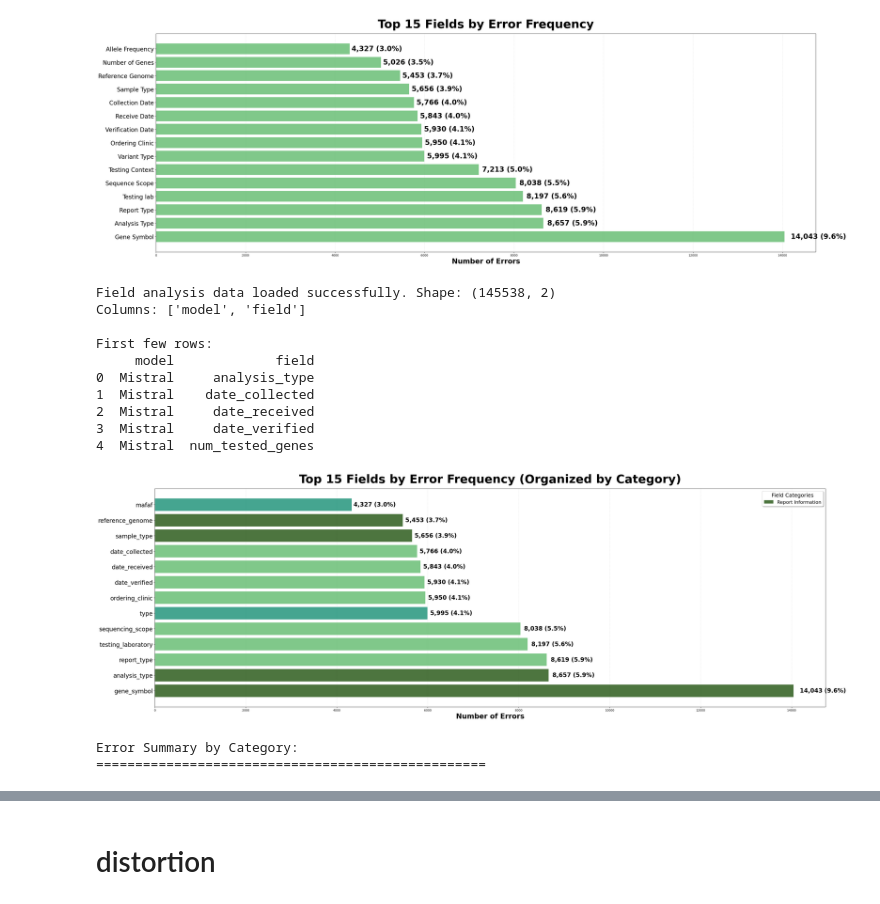
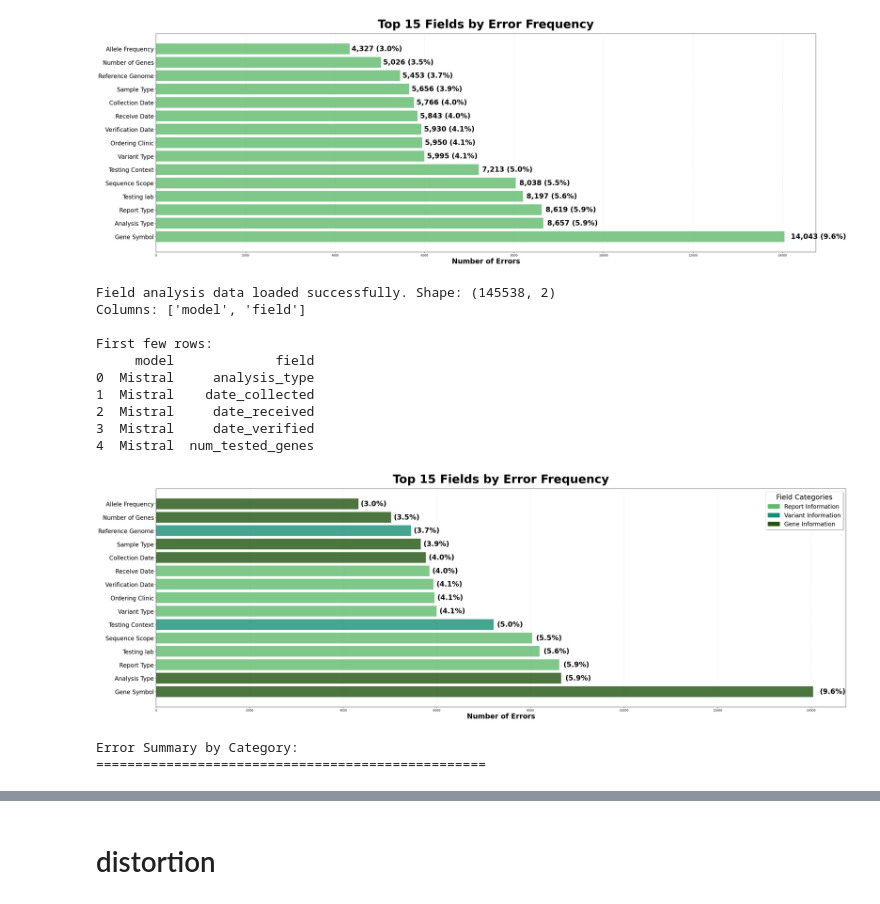
Before and after one commit to AaronYuuu/PDF_benchmarking, a Jupyter notebook: graphs/vis.ipynb, the cells around one changed output, grey strips where cells are left out. Saved outputs shown, nothing was run; the diff lists cells and outputs as text; code cells hidden in the pictures.

```diff
--- a/graphs/vis.ipynb
+++ b/graphs/vis.ipynb
@@ -263,10 +263,7 @@ from itertools import combinations
 
 
 # Load the data
-data = pd.read_csv('Hospital3.csv')
-
-# Clean and combine data
-data.drop(columns=[col for col in data.columns if 'unnamed' in col.lower()], inplace=True)
+data = pd.read_csv('Hospital2.csv')
 
 # Set up colors (two shades of green)
 colors = ['#64bb46', "#DDF1D6", "#21520F"]
@@ -308,7 +305,7 @@ def get_significance_symbol(p_value):
 df_box = data.copy()
 df_box = df_box[df_box['Parsed'] == True]  # Only successfully parsed data
 df_box['F1score'] = pd.to_numeric(df_box['F1score'], errors='coerce')
-df_box = df_box.dropna(subset=['F1score'])
+#df_box = df_box.dropna(subset=['F1score'])
 
 # Clean up model names and create proper groupings
 df_box['Model_Base'] = df_box['LLM'].str.replace('*ImageInput*', '').str.replace(' (One-shot)', '').str.replace(' (Zero-shot)', '')
@@ -354,7 +351,8 @@ box_plot = sns.boxplot(data=df_filtered_box,
             hue='Prompt_Type',
             order=final_model_order,
             palette=prompt_colors,
-            ax=ax)
+            ax=ax,
+            showmeans=True)
 
 # Add strip plot for individual data points
 sns.stripplot(data=df_filtered_box[df_filtered_box["Distressed"] == False],
@@ -363,14 +361,14 @@ sns.stripplot(data=df_filtered_box[df_filtered_box["Distressed"] == False],
               hue='Prompt_Type',
               order=final_model_order,
               palette=["red", "red", 'red'],
-              size=3, alpha=0.4, dodge=True, ax=ax)
+              size=3, alpha=0.8, dodge=True, ax=ax)
 sns.stripplot(data=df_filtered_box[df_filtered_box["Distressed"] == True],
               x='Model_Input_Combo',
               y='F1score',
               hue='Prompt_Type',
               order=final_model_order,
               palette=["black", "black", "black"],
-              size=3, alpha=0.4, dodge=True, ax=ax)
+              size=3, alpha=0.2, dodge=True, ax=ax)
 
 mean_values = df_filtered_box.groupby(["Model_Input_Combo"])["F1score"].mean()
 # Calculate mean F1 scores by model and prompt type for annotation
@@ -681,7 +692,7 @@ try:
     # Filter to only include fields that are in our categories and get top 15
     categorized_fields = [field for field in total_errors_by_field.index
                          if field in field_to_category]
-    top_error_fields = total_errors_by_field[categorized_fields].head(15)
+    top_error_fields = total_errors_by_field[categorized_fields]
 
     # Create a dataframe for easier manipulation
     plot_data = pd.DataFrame({
@@ -704,58 +715,68 @@ try:
     # Set up the plotting parameters
     fig, ax = plt.subplots(figsize=(36, 12))
 
+    top_error_fields = total_errors_by_field.head(15)
+    error_percentages = (top_error_fields / len(field_data) * 100)
+
     # Create horizontal bar plot
-    bars = ax.barh(range(len(plot_data)), plot_data['count'], color=colors_list, alpha=0.8)
+    bars = ax.barh(range(len(top_error_fields)), top_error_fields.values, color=colors_list, alpha=0.8)
+    # Create colors list based on the top_error_fields order and their categories
+    colors_list = []
+    for field in top_error_fields.index:
+        category = field_to_category.get(field, 'Other')
+        colors_list.append(category_colors.get(category, '#cccccc'))  # Default gray for 'Other'
 
-    ax.set_yticks(range(len(plot_data)))
-    ax.set_yticklabels(plot_data['field'], fontsize=20)
+    ax.set_yticks(range(len(top_error_fields)))
     ax.set_xlabel('Number of Errors', fontsize=24, fontweight='bold')
-    ax.set_title('Top 15 Fields by Error Frequency (Organized by Category)',
+    ax.set_title('Top 15 Fields by Error Frequency',
                  fontsize=40, fontweight='bold', pad=20)
 
     # Add count and percentage labels on bars
-    for i, (bar, count, pct) in enumerate(zip(bars, plot_data['count'], plot_data['percentage'])):
+    for i, (bar, count, pct) in enumerate(zip(bars, top_error_fields.values, error_percentages.values)):
         ax.text(bar.get_width() + count*0.01, bar.get_y() + bar.get_height()/2,
-                f'{count:,} ({pct:.1f}%)', ha='left', va='center',
-                fontsize=20, fontweight='bold')
+                f'({pct:.1f}%)', ha='left', va='center',
+                fontsize=24, fontweight='bold')
+    arr = ["Allele Frequency", "Number of Genes", "Reference Genome", "Sample Type", "Collection Date", 'Receive Date', "Verification Date", 'Ordering Clinic', 'Variant Type', 'Testing Context', 'Sequence Scope', 'Testing lab', 'Report Type', 'Analysis Type', 'Gene Symbol']
+    arr.reverse()
+    ax.set_yticklabels(arr, fontsize=20)
+    ax.grid(axis='x', alpha=0.3, linestyle='--')
+    ax.set_axisbelow(True)
+    # Add count and percentage labels on bars
 
 
 
-
-
-    ax.legend( labels=list(field_categories.keys()),
-             loc='best', fontsize=16,
-             title='Field Categories', title_fontsize=18, frameon=True,
-             fancybox=True, shadow=True)
+    ax.legend(handles=[plt.Rectangle((0,0),1,1, color=category_colors[cat]) for cat in category_colors],
+           labels=list(category_colors.keys()), title='Field Categories',
+           title_fontsize=24, fontsize=20, loc='upper right', frameon=True, fancybox=True, shadow=True)
 
     ax.grid(axis='x', alpha=0.3, linestyle='--')
     ax.set_axisbelow(True)
 
     plt.tight_layout()
     plt.show()
 
     # Print summary by category
     print("\nError Summary by Category:")
     print("=" * 50)
 
 except FileNotFoundError:
     print('Error: field_analysis2_formatted.csv not found!')
     print('Please make sure the file exists in the current directory.')
 except Exception as e:
     print(f'Error loading field analysis data: {e}')
     print('Please check that the file is properly formatted.')
 # %% [output]
 Field analysis data loaded successfully. Shape: (145538, 2)
 Columns: ['model', 'field']
 
 First few rows:
      model             field
 0  Mistral     analysis_type
 1  Mistral    date_collected
 2  Mistral     date_received
 3  Mistral     date_verified
 4  Mistral  num_tested_genes
-[figure, old version]
+[figure, new version]
 Error Summary by Category:
 ==================================================
 # %%
```
Also changed, not shown: parts of 3 cells of this notebook.
